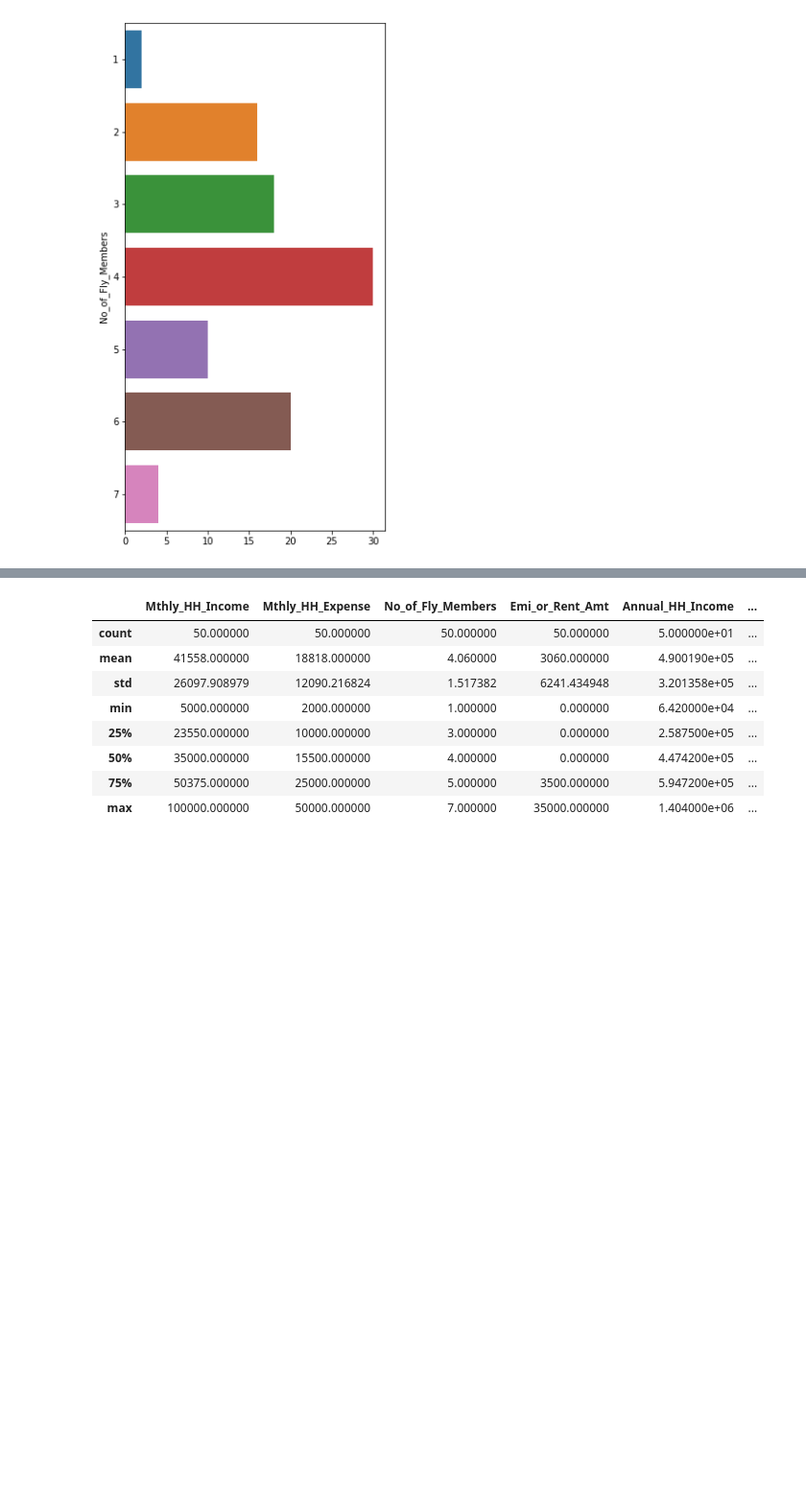
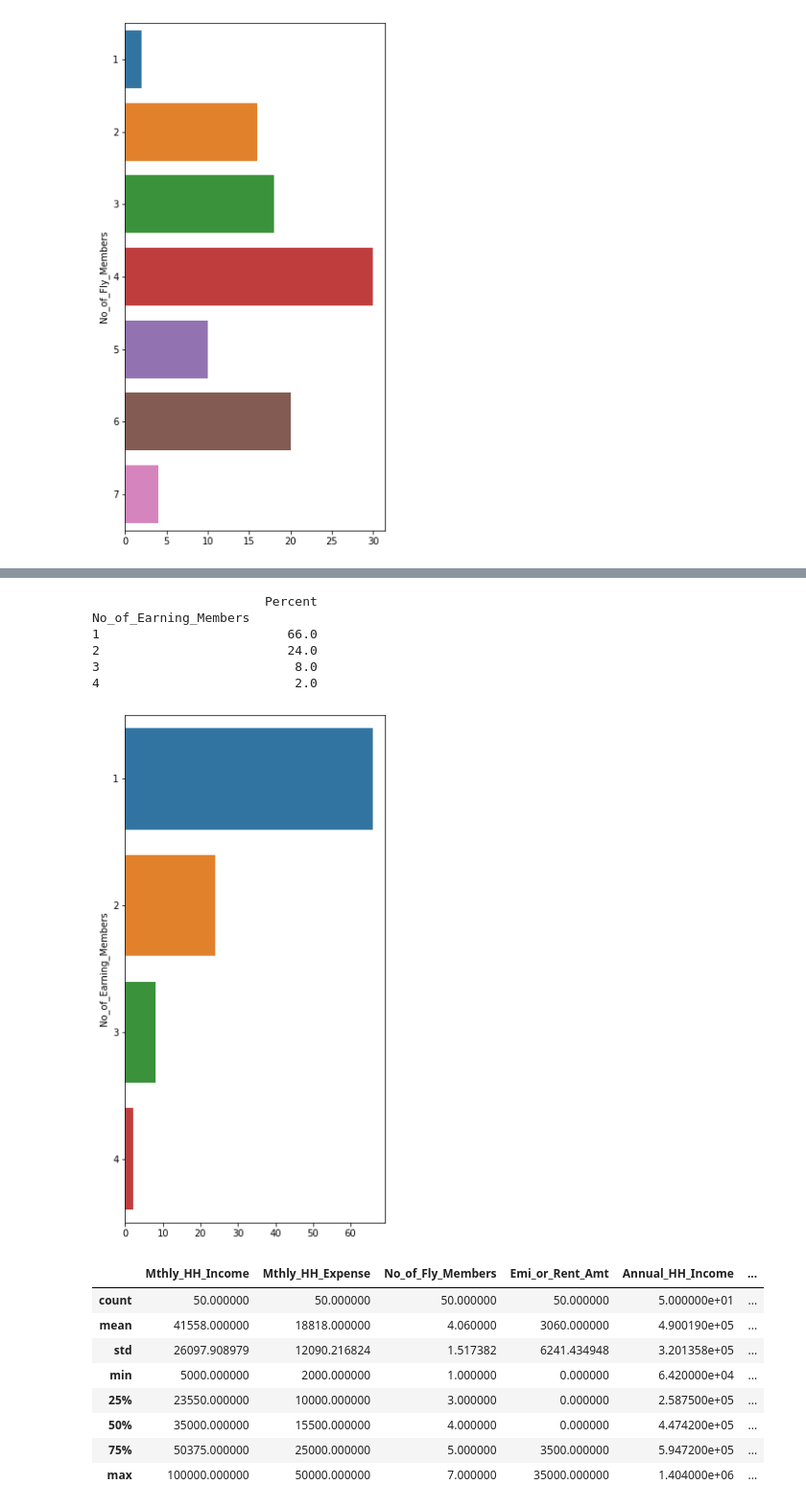
Before and after one commit to TranThiDieuHien/-n-PTDL-Python---HK2, a Jupyter notebook: PTTK_Mo_ta.ipynb, the cells around one changed output, grey strips where cells are left out. Shown at 96% size. Saved outputs shown, nothing was run; the diff lists cells and outputs as text; code cells hidden in the pictures; blank space fills up the shorter version.

```diff
--- a/PTTK_Mo_ta.ipynb
+++ b/PTTK_Mo_ta.ipynb
@@ -86,3 +149,13 @@ No_of_Fly_Members
+# %%
+stat_table('No_of_Earning_Members')
+# %% [output]
+                       Percent
+No_of_Earning_Members
+1                         66.0
+2                         24.0
+3                          8.0
+4                          2.0
+[figure, added]
 # %%
 #Hàm describe để thống kê số liệu một cách đơn giản, ngắn gọn
 data.describe()
```
Also changed, not shown: parts of 3 cells of this notebook.
